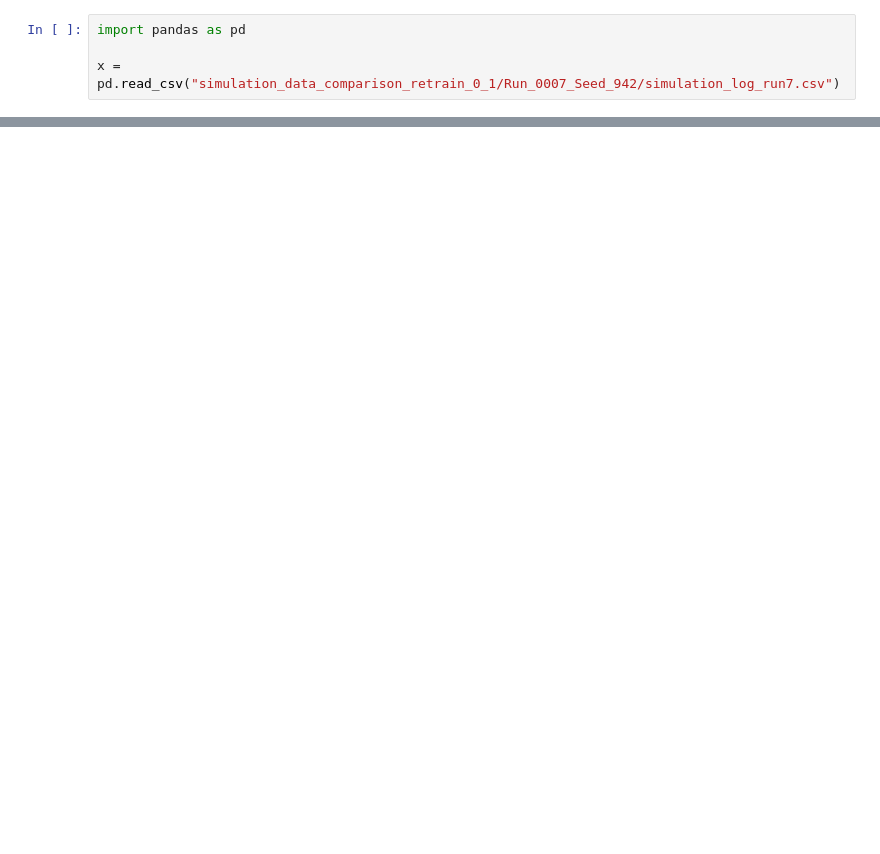
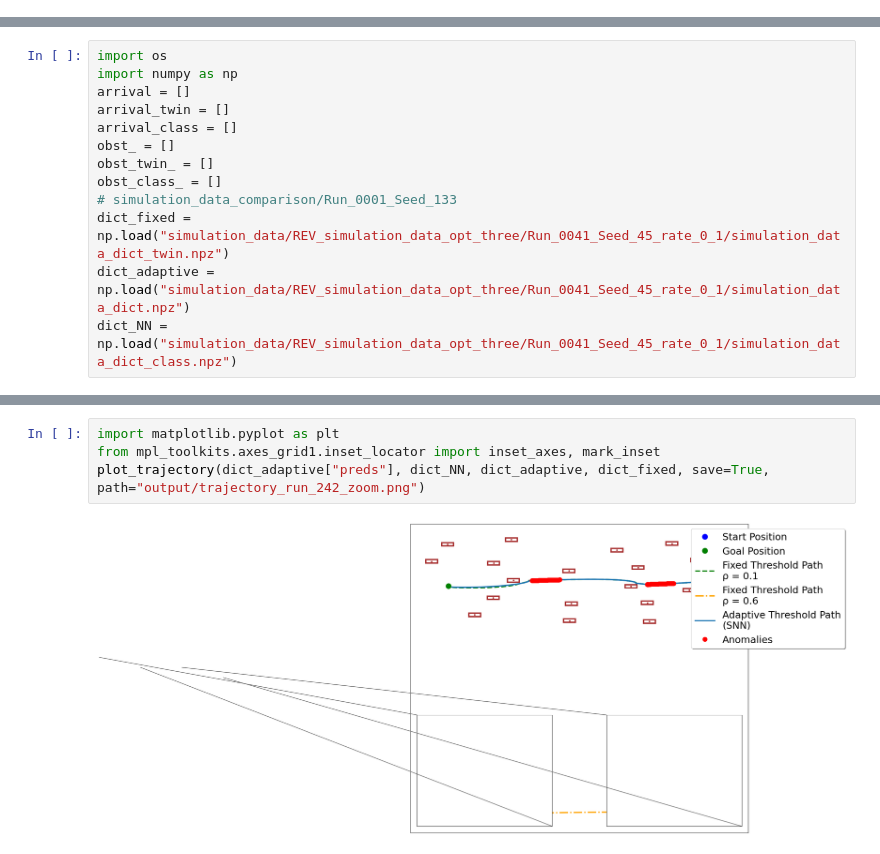
Before and after one commit to Immaioz/SNN_potential_field, a Jupyter notebook: dev.ipynb, the cells around one changed output, grey strips where cells are left out. Drawn from its saved outputs; the diff is of its cells as text; blank space fills up the shorter version.

```diff
--- a/dev.ipynb
+++ b/dev.ipynb
@@ -21,4 +38,0 @@ for dir in os.listdir("simulation_data_comparison_retrain_0_1"):
-# %%
-import pandas as pd
-
-x = pd.read_csv("simulation_data_comparison_retrain_0_1/Run_0007_Seed_942/simulation_log_run7.csv")
@@ -124,0 +150,13 @@ sim.stopSimulation()
+# %%
+import os
+import numpy as np
+arrival = []
+arrival_twin = []
+arrival_class = []
+obst_ = []
+obst_twin_ = []
+obst_class_ = []
+# simulation_data_comparison/Run_0001_Seed_133
+dict_fixed = np.load("simulation_data/REV_simulation_data_opt_three/Run_0041_Seed_45_rate_0_1/simulation_data_dict_twin.npz")
+dict_adaptive = np.load("simulation_data/REV_simulation_data_opt_three/Run_0041_Seed_45_rate_0_1/simulation_data_dict.npz")
+dict_NN = np.load("simulation_data/REV_simulation_data_opt_three/Run_0041_Seed_45_rate_0_1/simulation_data_dict_class.npz")
@@ -124,0 +343,6 @@ sim.stopSimulation()
+# %%
+import matplotlib.pyplot as plt
+from mpl_toolkits.axes_grid1.inset_locator import inset_axes, mark_inset
+plot_trajectory(dict_adaptive["preds"], dict_NN, dict_adaptive, dict_fixed, save=True, path="output/trajectory_run_242_zoom.png")
+# %% [output]
+[figure, added]
```
Also changed, not shown: parts of 13 cells of this notebook, 4 other files.
